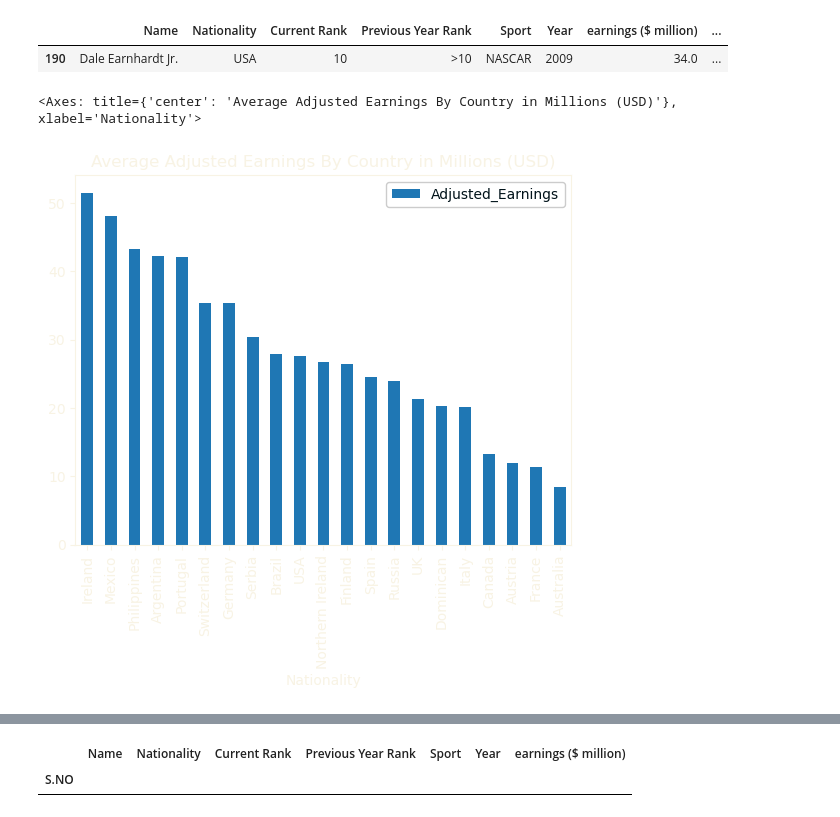
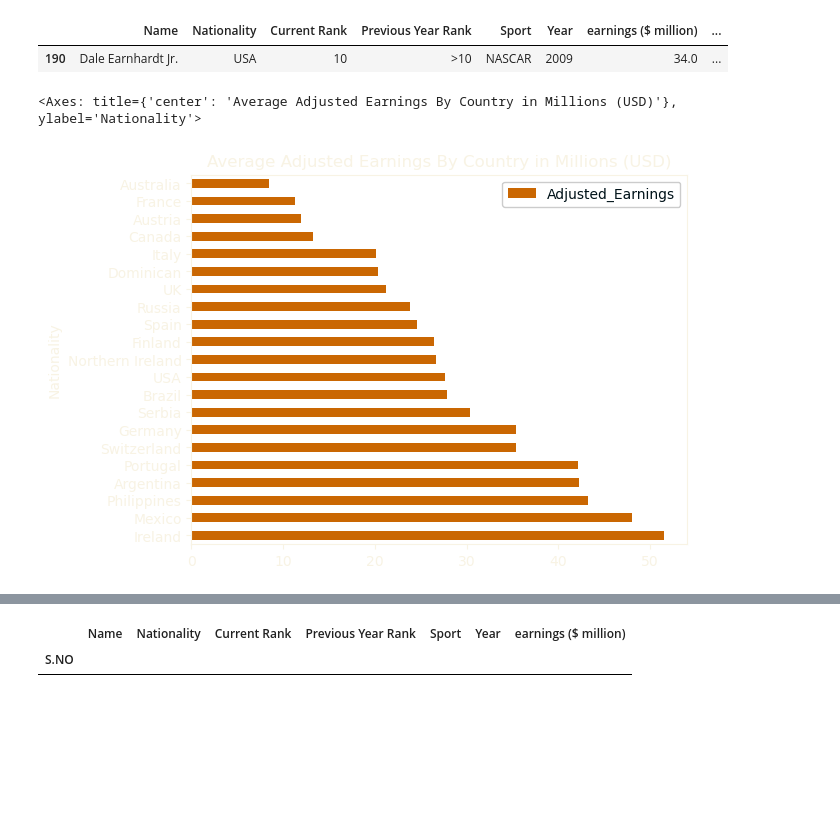
Before and after one commit to cisnerosjp/SMU-Project1-HighestPaidAthletes, a Jupyter notebook: AthletePay_adjusted_2.ipynb, the cells around one changed output, grey strips where cells are left out. Drawn from its saved outputs; the diff is of its cells as text; code cells hidden in the pictures; blank space fills up the shorter version.

Commit message:
Auto stash before merge of "main" and "origin/main"
adjust

```diff
--- a/AthletePay_adjusted_2.ipynb
+++ b/AthletePay_adjusted_2.ipynb
@@ -562,13 +562,13 @@ adjusted_df.loc[adjusted_df.Name == "Dale Earnhardt Jr."].sort_values(by = "Year
 # %%
 nationalities.head()
 nationalities_avg = adjusted_df.groupby("Nationality").Adjusted_Earnings.mean().sort_values(ascending = False).reset_index()
 #nationalities = pd.merge(nationalities.loc[:,["Nationality", "Adjusted_Earnings"]], temp.loc[:,["Nationality", "count"]], on = "Nationality")
 nationalities_avg
 
-nationalities_avg.plot(title="Average Adjusted Earnings By Country in Millions (USD)", x="Nationality",y="Adjusted_Earnings",kind="bar")
+nationalities_avg.plot(title="Average Adjusted Earnings By Country in Millions (USD)", x="Nationality",y="Adjusted_Earnings",color="#CA6702",kind="barh", stacked=True)
 # %% [output]
-<Axes: title={'center': 'Average Adjusted Earnings By Country in Millions (USD)'}, xlabel='Nationality'>
+<Axes: title={'center': 'Average Adjusted Earnings By Country in Millions (USD)'}, ylabel='Nationality'>
-[figure, old version]
+[figure, new version]
 # %%
 athlete_df.Year.value_counts()
 # %% [output]
```
Also changed, not shown: parts of 6 cells of this notebook.
